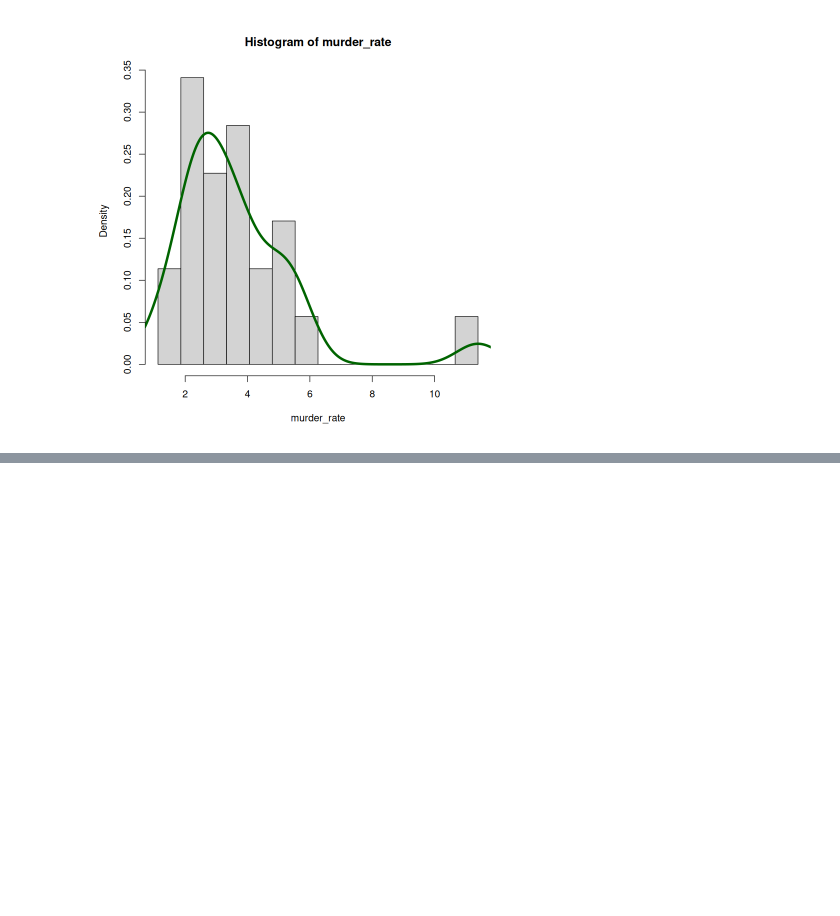
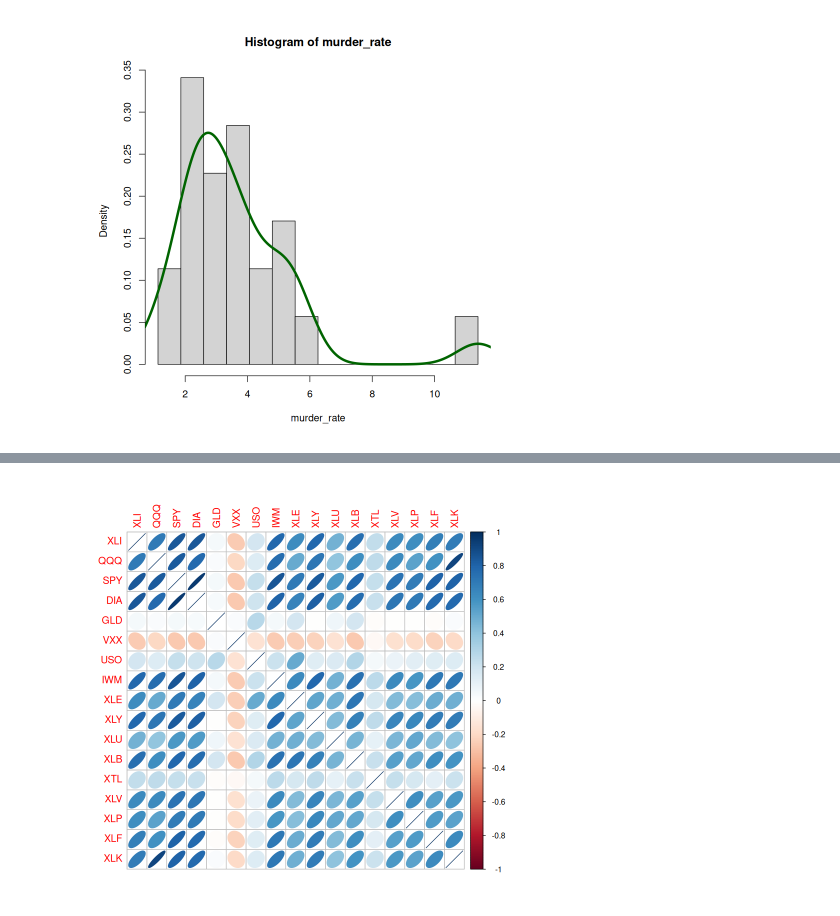
Before and after one commit to matuneville/practical-statistics-book, a Jupyter notebook: src/chapter_01/ExploratoryDataAnalysis_R.ipynb, the cells around one changed output, grey strips where cells are left out. Drawn from its saved outputs; the diff is of its cells as text; code cells hidden in the pictures; blank space fills up the shorter version.

```diff
--- a/src/chapter_01/ExploratoryDataAnalysis_R.ipynb
+++ b/src/chapter_01/ExploratoryDataAnalysis_R.ipynb
@@ -58,0 +130,8 @@ lines(density(murder_rate), lwd=4, col='darkgreen')
+# %%
+# Correlation between ETFS (they are too many for a correlation matrix)
+
+etfs <- sp500_px[row.names(sp500_px) > '2012-07-01', sp500_sym[sp500_sym$sector == 'etf', 'symbol']]
+library(corrplot)
+corrplot(cor(etfs), method='ellipse')
+# %% [output]
+[figure, added]
```
Also changed, not shown: parts of 14 cells of this notebook.
